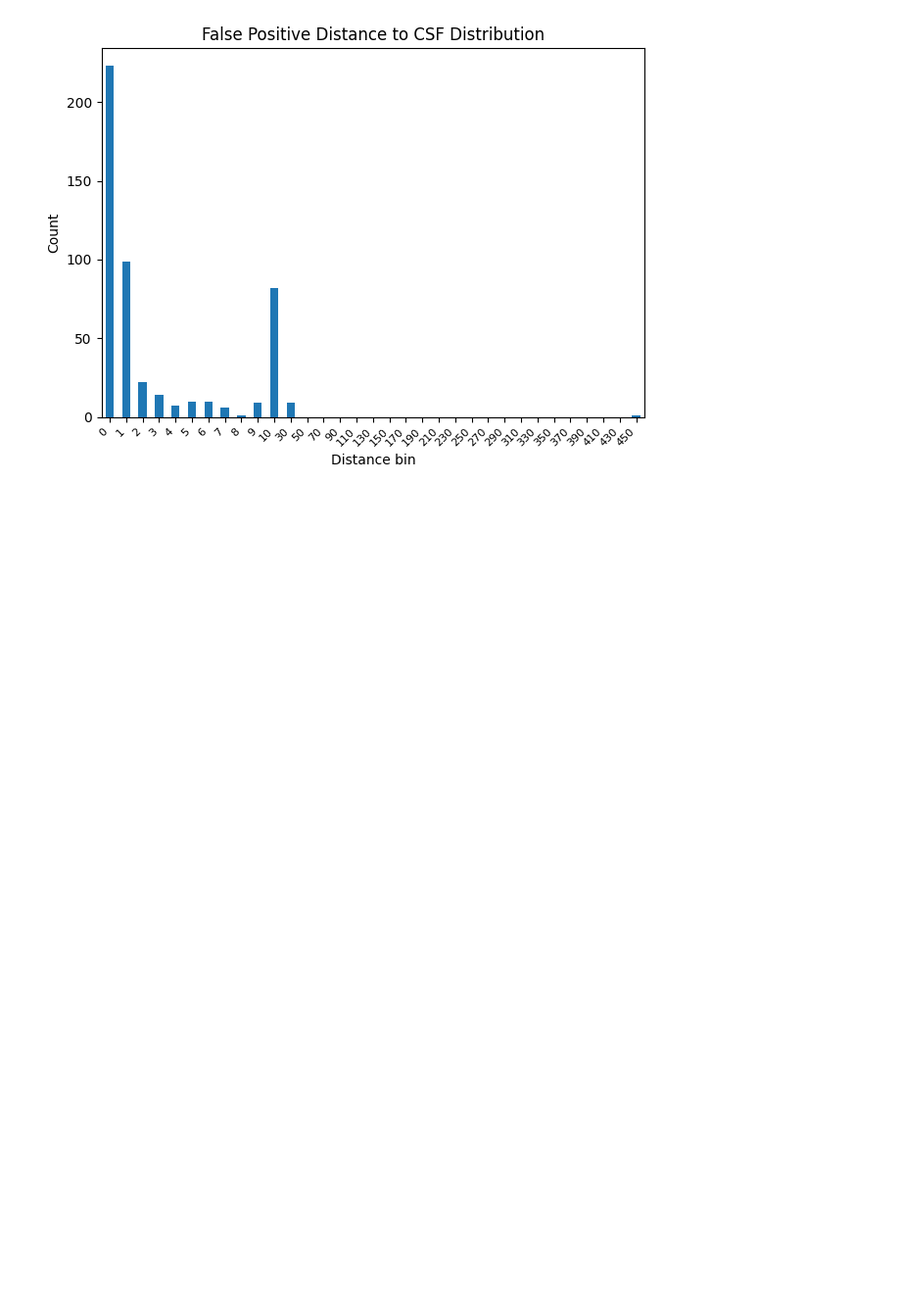
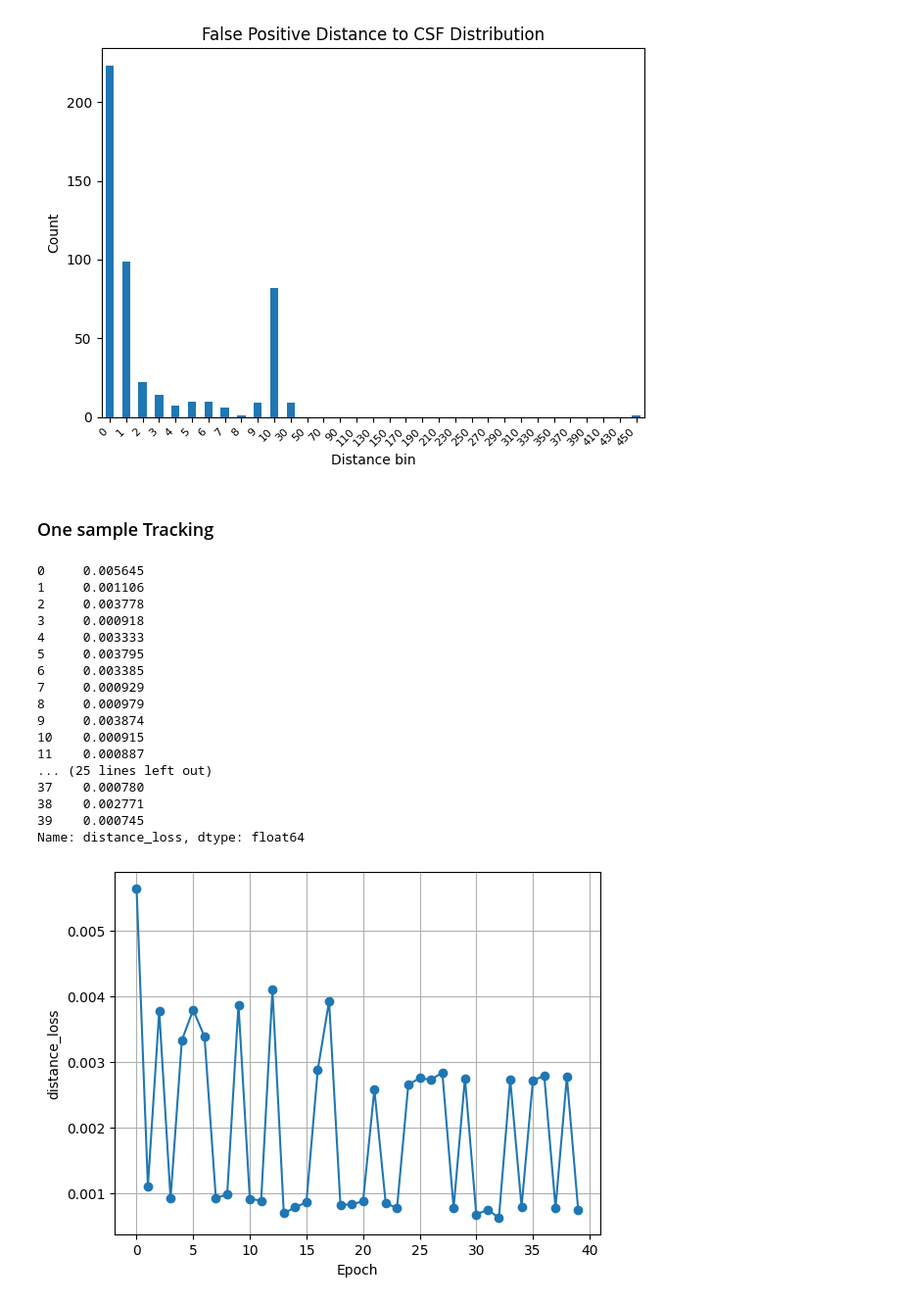
Before and after one commit to greenyjwk/biomedparse-cmb-detection, a Jupyter notebook: misc/distribution.ipynb, the cells around one changed output. Shown at 98% size. Cells and saved outputs as stored; diff of their text form; code cells hidden in the pictures; blank space fills up the shorter version.

Commit message:
MODIFY: intermediate commit for high resolution image finetuning

```diff
--- a/misc/distribution.ipynb
+++ b/misc/distribution.ipynb
@@ -52,3 +52,42 @@ plt.tight_layout()
 plt.show()
 # %% [output]
 [figure]
+# %% [markdown]
+### One sample Tracking
+# %%
+import pandas as pd
+import matplotlib.pyplot as plt
+
+file_path = "/media/Datacenter_storage/Ji/BiomedParse/one_sample_distance_loss_tracker.xlsx"
+df = pd.read_excel(file_path)
+
+# Use the second column as a Series (y-values)
+y = df.iloc[:, 1]
+# Use the row index (0,1,2,...) as x, or df.index if it matches Excel row numbers
+x = y.index  # 0-based; use (y.index + 1) for Excel row numbers
+
+plt.figure()
+plt.plot(x, y, marker='o')  # or plt.scatter(x, y)
+plt.xlabel("Epoch")
+plt.ylabel(df.columns[1])   # actual values
+plt.grid(True)
+plt.show()
+# %% [output]
+0     0.005645
+1     0.001106
+2     0.003778
+3     0.000918
+4     0.003333
+5     0.003795
+6     0.003385
+7     0.000929
+8     0.000979
+9     0.003874
+10    0.000915
+11    0.000887
+... (25 lines left out)
+37    0.000780
+38    0.002771
+39    0.000745
+Name: distance_loss, dtype: float64
+[figure, added]
```
Also changed, not shown: 4 other files.
